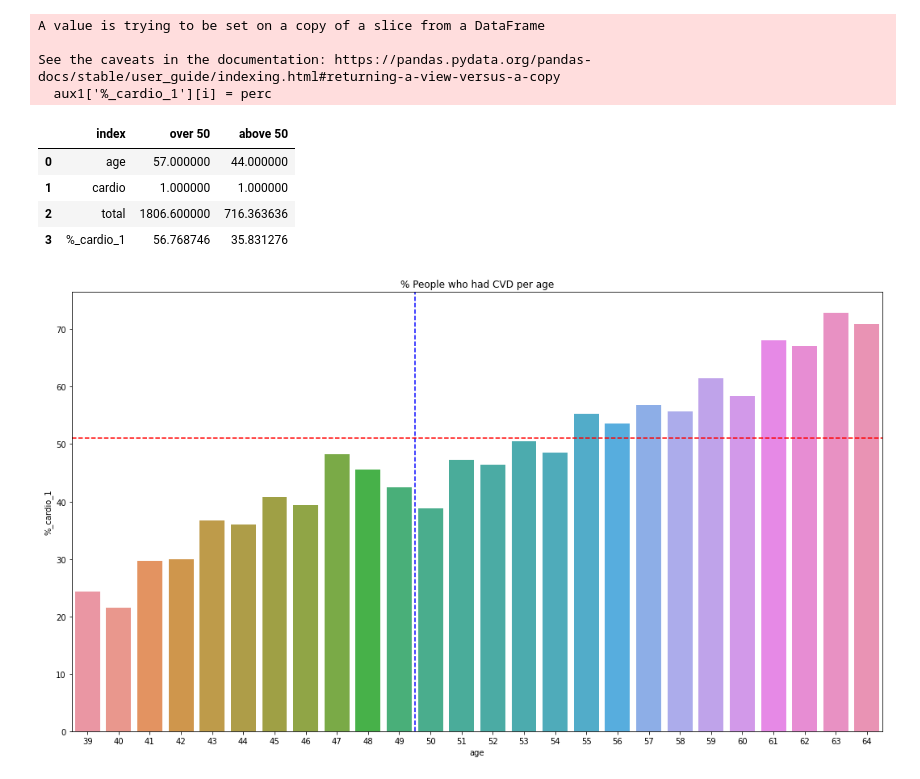
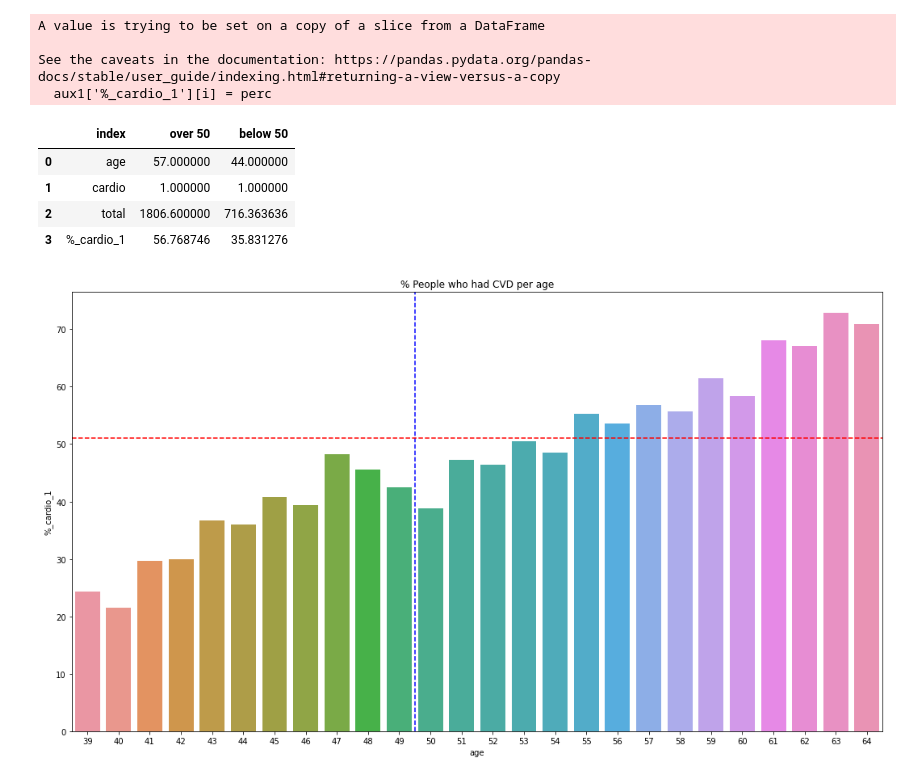
Before and after one commit to HenriqueCR1291/cardio_catch_diseases, a Jupyter notebook: m01_cardio_catch_diseases.ipynb, the cells around one changed output. Drawn from its saved outputs; the diff is of its cells as text; code cells hidden in the pictures.

```diff
--- a/m01_cardio_catch_diseases.ipynb
+++ b/m01_cardio_catch_diseases.ipynb
@@ -320,18 +320,18 @@ See the caveats in the documentation: https://pandas.pydata.org/pandas-docs/stab
 # %%
 aux1 = aux1[(aux1['cardio'] >=1)]
 aux_50 = aux1[(aux1['age'] >= 50)]
 aux_50 = pd.DataFrame(aux_50.apply(np.mean)).T
 aux_50
 
 aux_49 = aux1[(aux1['age'] < 50)]
 aux_49 = pd.DataFrame(aux_49.apply(np.mean)).T
 aux_49
 
 m = pd.concat([aux_50, aux_49]).T.reset_index()
-m.columns = ['index','over 50','above 50']
+m.columns = ['index','over 50','below 50']
 m
 # %% [output]
-|  | index | over 50 | above 50 |
+|  | index | over 50 | below 50 |
 | 0 | age | 57.000000 | 44.000000 |
 | 1 | cardio | 1.000000 | 1.000000 |
 | 2 | total | 1806.600000 | 716.363636 |
```
Also changed, not shown: parts of 21 cells of this notebook.
